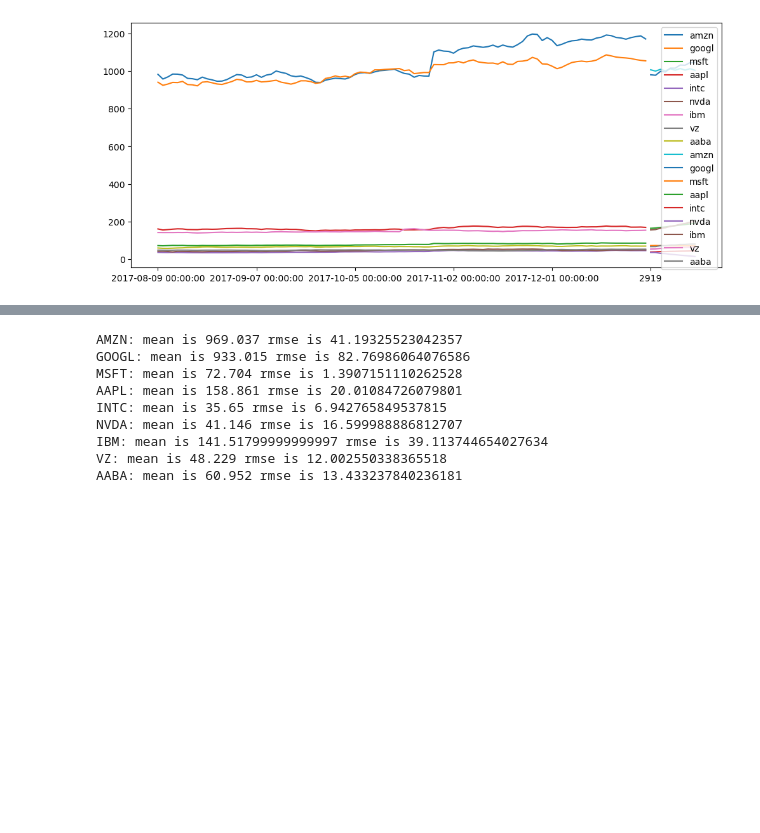
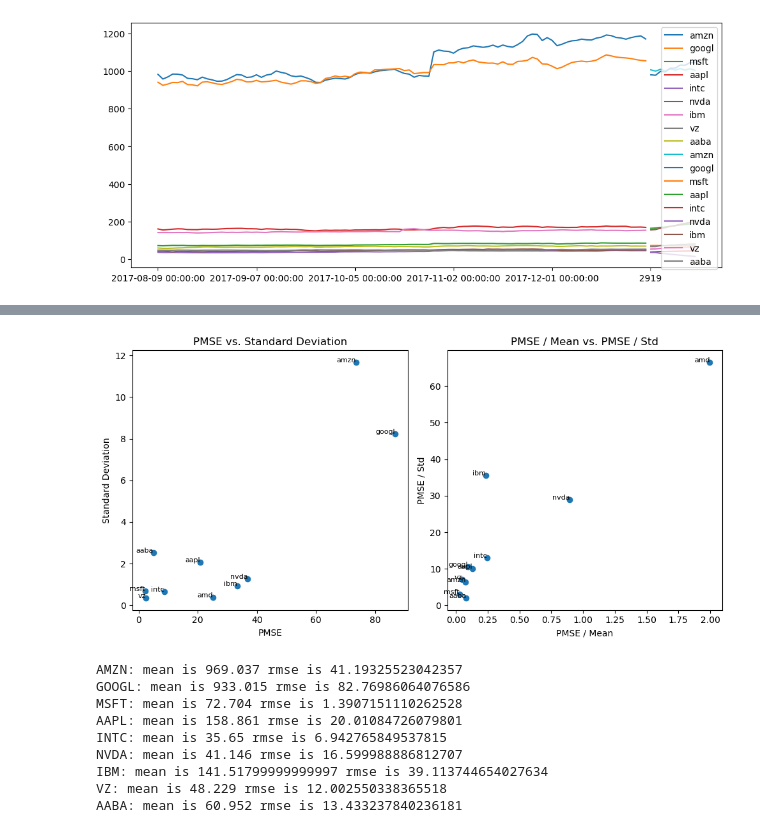
Before and after one commit to shintydesu/Stock-Time-Series, a Jupyter notebook: VAR_MODEL.ipynb, the cells around one changed output, grey strips where cells are left out. Cells and saved outputs as stored; diff of their text form; code cells hidden in the pictures; blank space fills up the shorter version.

```diff
--- a/VAR_MODEL.ipynb
+++ b/VAR_MODEL.ipynb
@@ -334,3 +391,26 @@ test_df.head(10)
+# %%
+plt.figure(figsize=(10, 5))
+plt.subplot(1, 2, 1)
+plt.scatter(pmse_values, std_values)
+plt.title('PMSE vs. Standard Deviation')
+plt.xlabel('PMSE')
+plt.ylabel('Standard Deviation')
+for i, stock in enumerate(stocks):
+    plt.text(pmse_values[i], std_values[i], stock, fontsize=8, ha='right')
+
+# Plotting PMSE / Std vs. PMSE / Mean
+plt.subplot(1, 2, 2)
+plt.scatter(pmse_to_mean, pmse_to_std)
+plt.title('PMSE / Mean vs. PMSE / Std')
+plt.xlabel('PMSE / Mean')
+plt.ylabel('PMSE / Std')
+for i, stock in enumerate(stocks):
+    plt.text(rmse_to_mean[i], rmse_to_std[i], stock, fontsize=8, ha='right')
+
+plt.tight_layout()
+plt.show()
+# %% [output]
+[figure, added]
 # %%
 from sklearn.metrics import mean_squared_error
 import math
```
Also changed, not shown: parts of 16 cells of this notebook.
